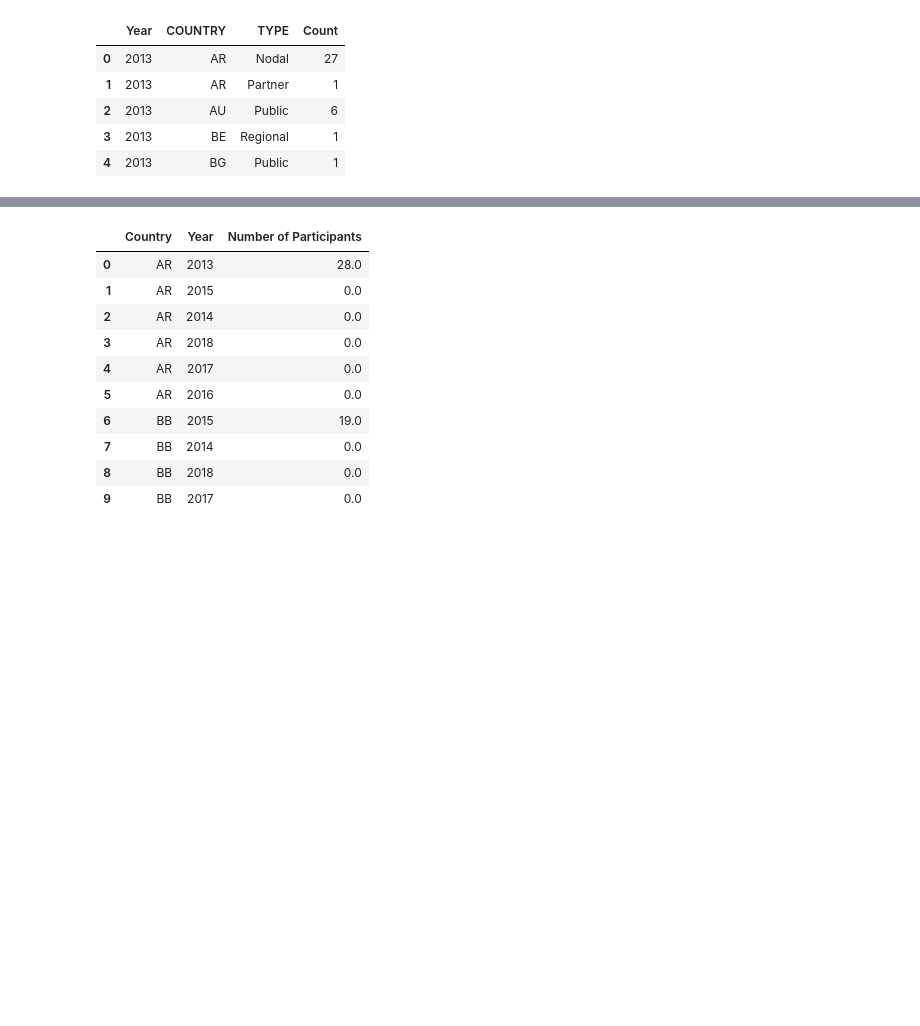
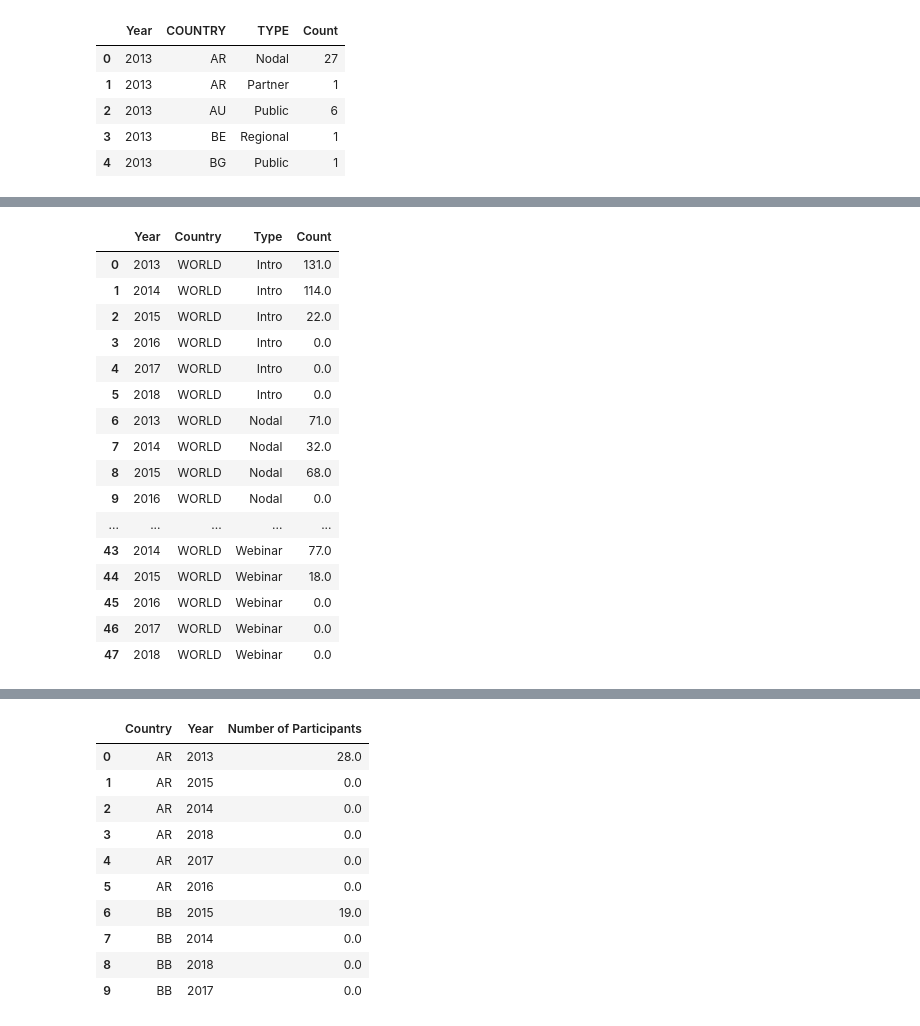
Before and after one commit to charlottegiseleweil/natcap-training-viz, a Jupyter notebook: Preprocessing/Preprocessing_shikhar.ipynb, the cells around one changed output, grey strips where cells are left out. Cells and saved outputs as stored; diff of their text form; code cells hidden in the pictures; blank space fills up the shorter version.

```diff
--- a/Preprocessing/Preprocessing_shikhar.ipynb
+++ b/Preprocessing/Preprocessing_shikhar.ipynb
@@ -216,0 +337,24 @@ type_grouped_by_year_and_country.head()
+# %%
+att = attendance.drop(columns=['Total', 'Other trainings']).reset_index()
+att['Country'] = 'WORLD'
+world_stats = att.melt(id_vars=['Year', 'Country'], var_name='Type', value_name='Count')
+world_stats['Year'] = pd.to_numeric(world_stats['Year'])
+world_stats
+# %% [output]
+|  | Year | Country | Type | Count |
+| 0 | 2013 | WORLD | Intro | 131.0 |
+| 1 | 2014 | WORLD | Intro | 114.0 |
+| 2 | 2015 | WORLD | Intro | 22.0 |
+| 3 | 2016 | WORLD | Intro | 0.0 |
+| 4 | 2017 | WORLD | Intro | 0.0 |
+| 5 | 2018 | WORLD | Intro | 0.0 |
+| 6 | 2013 | WORLD | Nodal | 71.0 |
+| 7 | 2014 | WORLD | Nodal | 32.0 |
+| 8 | 2015 | WORLD | Nodal | 68.0 |
+| 9 | 2016 | WORLD | Nodal | 0.0 |
+| ... | ... | ... | ... | ... |
+| 43 | 2014 | WORLD | Webinar | 77.0 |
+| 44 | 2015 | WORLD | Webinar | 18.0 |
+| 45 | 2016 | WORLD | Webinar | 0.0 |
+| 46 | 2017 | WORLD | Webinar | 0.0 |
+| 47 | 2018 | WORLD | Webinar | 0.0 |
```
Also changed, not shown: parts of 26 cells of this notebook, 5 other files.
